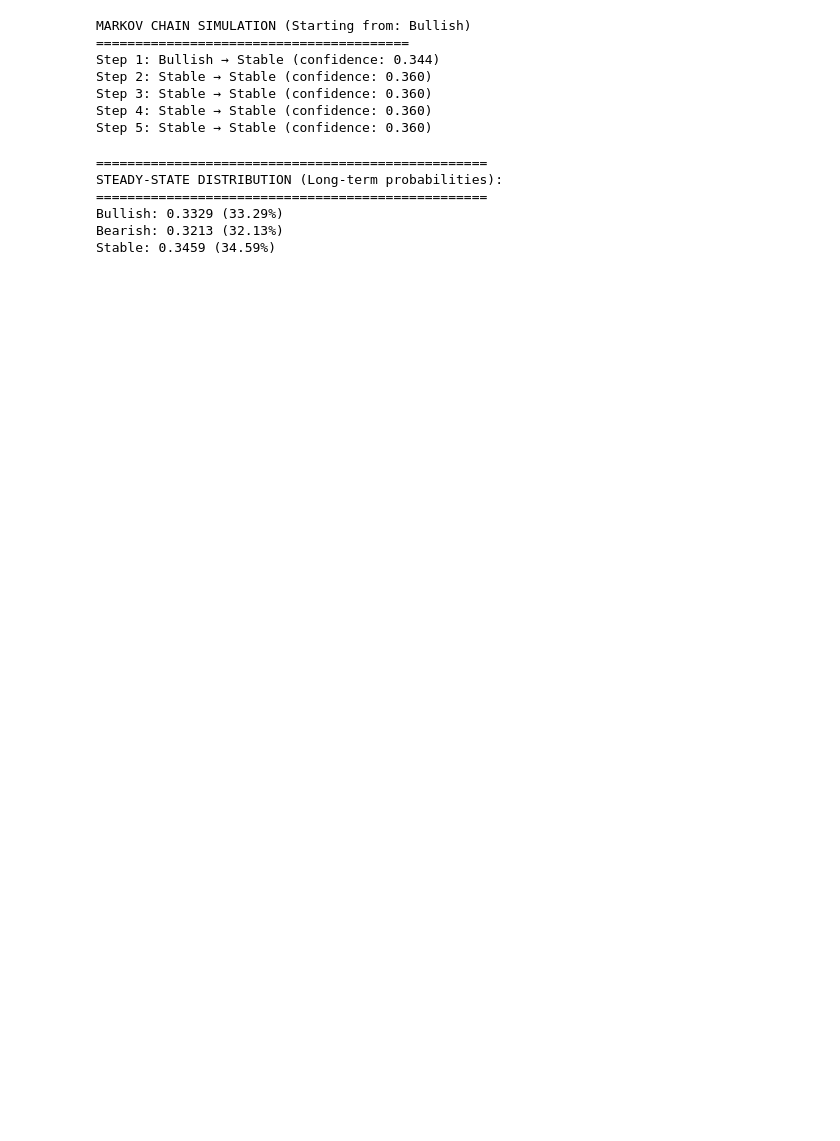
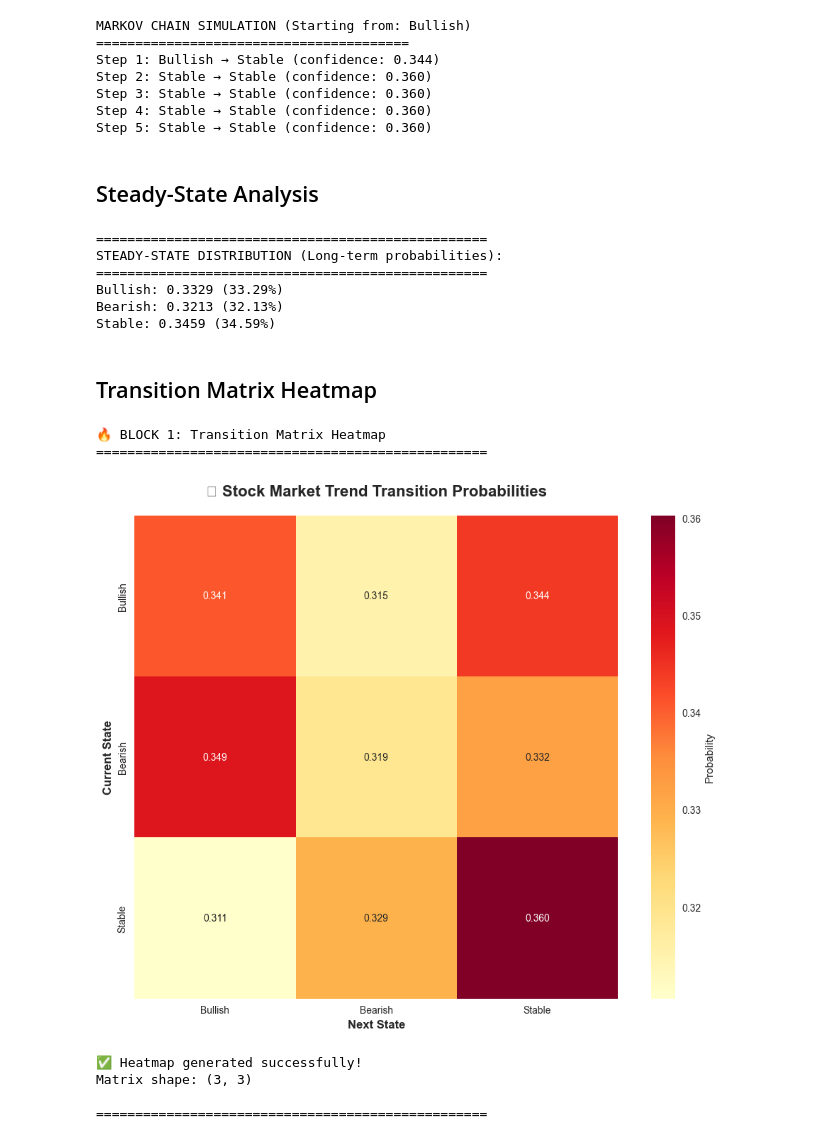
Before and after one commit to Mohamed-Ayman-alsayed/Markov-chain-model, a Jupyter notebook: simulation.ipynb, the cells around one changed output. Cells and saved outputs as stored; diff of their text form; code cells hidden in the pictures; blank space fills up the shorter version.

Commit message:
the visuals

```diff
--- a/simulation.ipynb
+++ b/simulation.ipynb
@@ -166,6 +174,8 @@ Step 2: Stable → Stable (confidence: 0.360)
 Step 3: Stable → Stable (confidence: 0.360)
 Step 4: Stable → Stable (confidence: 0.360)
 Step 5: Stable → Stable (confidence: 0.360)
+# %% [markdown]
+## Steady-State Analysis
 # %%
 def find_steady_state(transition_matrix, tolerance=1e-8, max_iterations=1000):
     """
@@ -196,3 +206,80 @@ STEADY-STATE DISTRIBUTION (Long-term probabilities):
 Bullish: 0.3329 (33.29%)
 Bearish: 0.3213 (32.13%)
 Stable: 0.3459 (34.59%)
+# %% [markdown]
+## Transition Matrix Heatmap
+# %%
+import pandas as pd
+import numpy as np
+import matplotlib.pyplot as plt
+import seaborn as sns
+from collections import defaultdict
+
+# Set up styling
+plt.style.use('seaborn-v0_8')
+
+def build_markov_model(df):
+    """Build the Markov model (needed for all visuals)"""
+    states = ['Bullish', 'Bearish', 'Stable']
+
+    # Count transitions
+    transition_counts = defaultdict(lambda: defaultdict(int))
+
+    for company in df['Company'].unique():
+        company_data = df[df['Company'] == company].sort_values('Date')
+        trends = company_data['Trend'].tolist()
+
+        for i in range(len(trends) - 1):
+            current_state = trends[i]
+            next_state = trends[i + 1]
+            transition_counts[current_state][next_state] += 1
+
+    # Build transition matrix
+    n_states = len(states)
+    transition_matrix = np.zeros((n_states, n_states))
+    state_to_idx = {state: idx for idx, state in enumerate(states)}
+
+    for i, from_state in enumerate(states):
+        total_from = sum(transition_counts[from_state].values())
+        for j, to_state in enumerate(states):
+            if total_from > 0:
+                transition_matrix[i][j] = transition_counts[from_state][to_state] / total_from
+
+    return transition_matrix, states, state_to_idx, transition_counts
+
+# Load data
+df = pd.read_csv('synthetic_stock_data.csv')
+transition_matrix, states, state_to_idx, transition_counts = build_markov_model(df)
+
+# BLOCK 1: HEATMAP VISUALIZATION
+print("🔥 BLOCK 1: Transition Matrix Heatmap")
+print("="*50)
+
+plt.figure(figsize=(10, 8))
+ax = sns.heatmap(transition_matrix,
+                xticklabels=states,
+                yticklabels=states,
+                annot=True,
+                fmt='.3f',
+                cmap='YlOrRd',
+                cbar_kws={'label': 'Probability'},
+                square=True)
+
+plt.title('🎲 Stock Market Trend Transition Probabilities', fontsize=16, fontweight='bold', pad=20)
+plt.xlabel('Next State', fontsize=12, fontweight='bold')
+plt.ylabel('Current State', fontsize=12, fontweight='bold')
+ax.set_facecolor('#f7f7f7')
+plt.tight_layout()
+plt.show()
+
+print("✅ Heatmap generated successfully!")
+print(f"Matrix shape: {transition_matrix.shape}")
+print("\n" + "="*50)
+# %% [output]
+🔥 BLOCK 1: Transition Matrix Heatmap
+==================================================
+[figure, added]
+✅ Heatmap generated successfully!
+Matrix shape: (3, 3)
+
+==================================================
```
Also changed, not shown: parts of 14 cells of this notebook.
